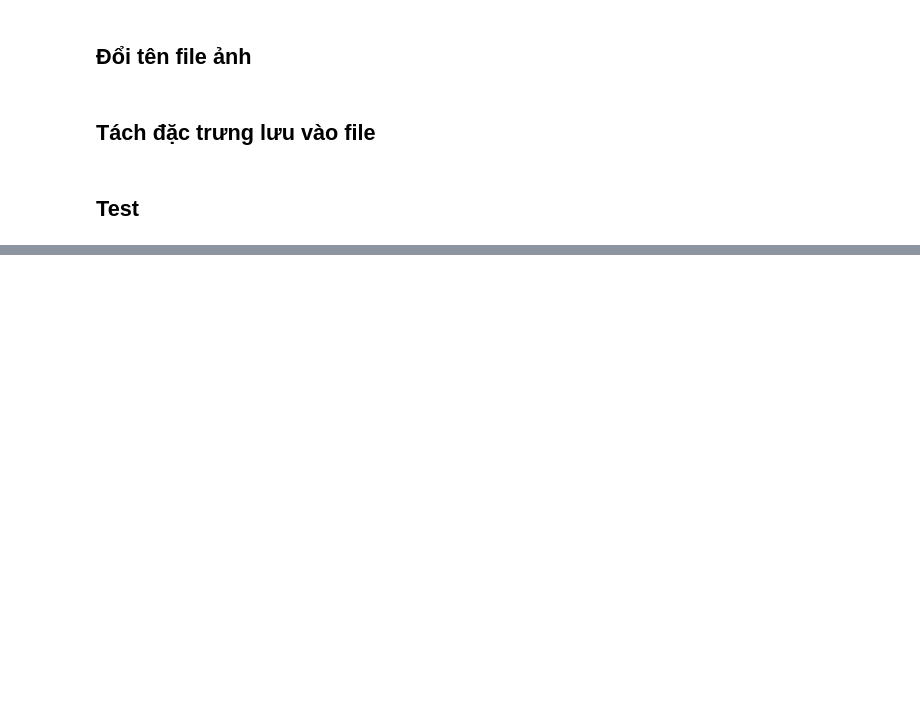
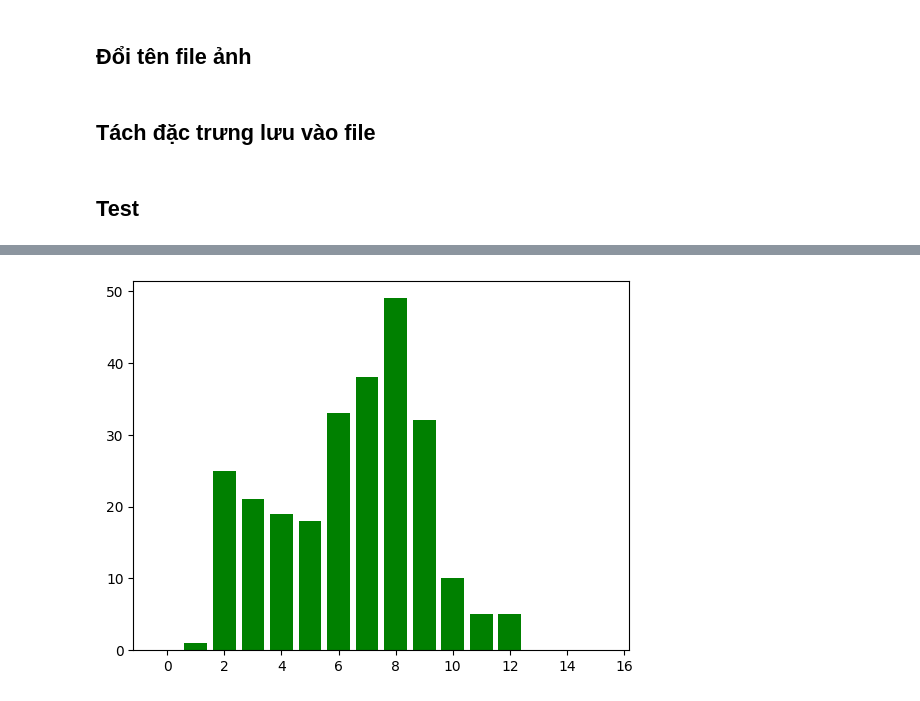
Before and after one commit to Khanhnvtb/Flower-classification-system, a Jupyter notebook: test.ipynb, the cells around one changed output, grey strips where cells are left out. Saved outputs shown, nothing was run; the diff lists cells and outputs as text; code cells hidden in the pictures; blank space fills up the shorter version.

```diff
--- a/test.ipynb
+++ b/test.ipynb
@@ -99,0 +193,5 @@ print(list_distance)
+# %%
+plt.bar(range(16), histogram_of_green, color='green')
+plt.show()
+# %% [output]
+[figure, added]
```
Also changed, not shown: parts of 14 cells of this notebook, 50 other files.
